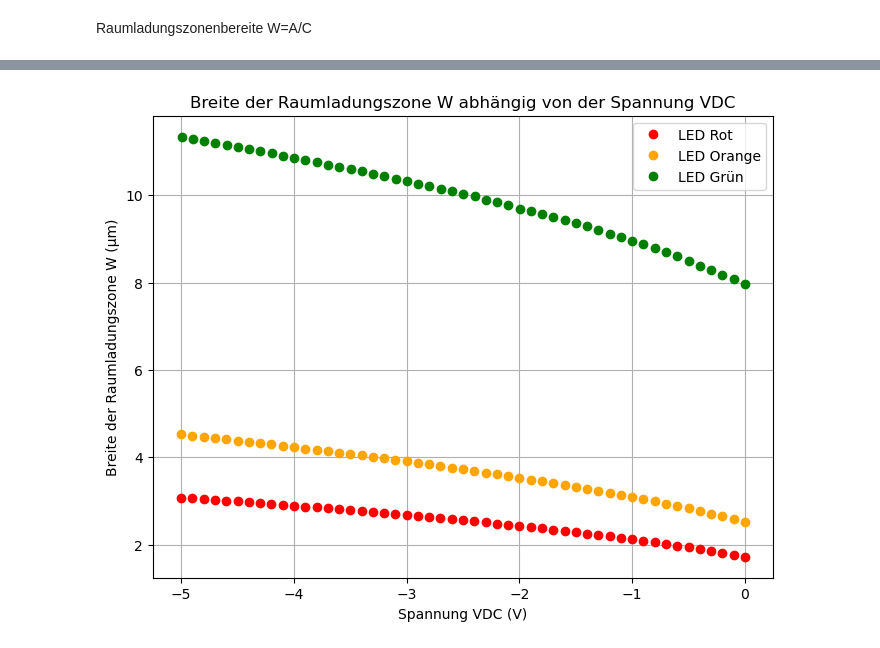
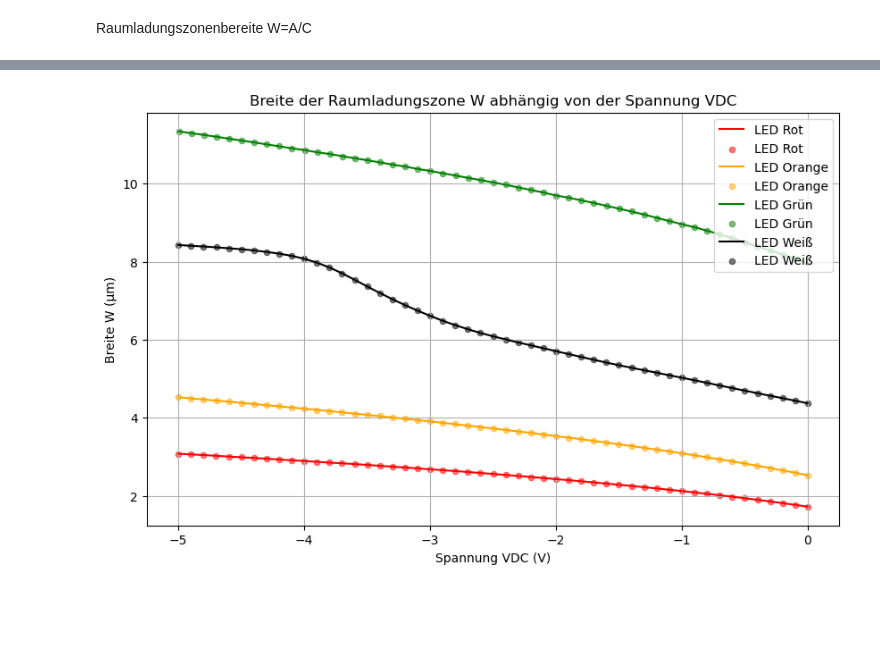
Before and after one commit to 6thKimOfTu/f13_ideas, a Jupyter notebook: cv.ipynb, the cells around one changed output, grey strips where cells are left out. Drawn from its saved outputs; the diff is of its cells as text; code cells hidden in the pictures; blank space fills up the shorter version.

```diff
--- a/cv.ipynb
+++ b/cv.ipynb
@@ -49,7 +49,7 @@ for datei in dateien:
     fit_line = a * daten['VDC'] + b
 
         # Zeichne die Fit-Linie
-    plt.plot(daten['VDC'], fit_line, label=f"Fit: {info[datei]['label']}", color=info[datei]['color'], linestyle='--')
+    plt.plot(daten['VDC'], fit_line, label=f"Fit: {info[datei]['label']}", color=info[datei]['farbe'], linestyle='--')
 
         # Ausgabe der Fit-Parameter
     print(f"Fit für {info[datei]['label']}: a = {a:.4f}, b = {b:.4e}")
@@ -62,6 +62,4 @@ plt.ylabel('1/C² (1/F²)')
 plt.legend()
 plt.grid(True)
 plt.show()
-
-print.
 # %% [output]
@@ -133,53 +135,73 @@ Raumladungszonenbereite W=A/C
 # %%
 import pandas as pd
 import matplotlib.pyplot as plt
+import numpy as np
 import os
 
-ordner_pfad = '/Users/naebaekhap/FP_Protokoll_Kim/FP_Messdaten/F13/Messdaten/3.Aufgabe'
-# Konstanten definieren
+# Konstanten
+e = 1.602e-19  # Elementarladung in Coulomb
 permittivity = {
     'GaAs': 13.1 * 8.854e-12,  # Permittivität von GaAs in F/m
     'GaN': 8.9 * 8.854e-12    # Permittivität von GaN in F/m
 }
 
-# Flächen in Quadratmeter umrechnen (von Quadratmikrometern)
+# Flächen in Quadratmeter umrechnen
 areas = {
-    'CV_rot.csv': 921600 * 1e-12,  # umgerechnet in m^2
+    'CV_rot.csv': 921600 * 1e-12,
     'CV_orange.csv': 1000000 * 1e-12,
-    'CV_gruen.csv': 2250000 * 1e-12
+    'CV_gruen.csv': 2250000 * 1e-12,
+    'CV_weiss.csv': 2250000 * 1e-12
 }
 
-# Materialtyp und Farbe für jede LED zuordnen
-material_color_map = {
-    'CV_rot.csv': {'material': 'GaAs', 'color': 'red', 'label': 'LED Rot'},
-    'CV_orange.csv': {'material': 'GaAs', 'color': 'orange', 'label': 'LED Orange'},
-    'CV_gruen.csv': {'material': 'GaN', 'color': 'green', 'label': 'LED Grün'}
+# Materialzuordnung
+material_map = {
+    'CV_rot.csv': 'GaAs',
+    'CV_orange.csv': 'GaAs',
+    'CV_gruen.csv': 'GaN',
+    'CV_weiss.csv': 'GaN'
 }
 
-# Liste alle CSV-Dateien im Ordner
+ordner_pfad = '/Users/naebaekhap/FP_Protokoll_Kim/FP_Messdaten/F13/Messdaten/3.Aufgabe'
 dateien = [f for f in os.listdir(ordner_pfad) if f.endswith('.csv')]
 
-plt.figure(figsize=(8, 6))  # Erstelle eine Figure für die Plots
+plt.figure(figsize=(10, 6))
+
+# Zuordnung von Dateinamen zu Farben und Labels
+info = {
+    'CV_rot.csv': {'farbe': 'red', 'label': 'LED Rot'},
+    'CV_orange.csv': {'farbe': 'orange', 'label': 'LED Orange'},
+    'CV_gruen.csv': {'farbe': 'green', 'label': 'LED Grün'},
+    'CV_weiss.csv': {'farbe': 'black', 'label': 'LED Weiß'}
+}
+
+results = []
 
 for datei in dateien:
-    if datei in material_color_map:  # Überprüfe, ob die Datei im Dictionary definiert ist
+    if datei in info:
         voller_pfad = os.path.join(ordner_pfad, datei)
         daten = pd.read_csv(voller_pfad, delimiter='\t', skiprows=2, header=None)
         daten.columns = ['Frequency', 'Capacitance', 'Resistance', 'VAC', 'IAC', 'VDC', 'IDC', 'Time', 'Impedance', 'Temperature']
+        daten['W'] = (permittivity[material_map[datei]] * areas[datei] / daten['Capacitance']) * 1e6  # W in Mikrometern
 
-        # Berechne W in Mikrometern
-        material_info = material_color_map[datei]
-        epsilon = permittivity[material_info['material']]
-        area = areas[datei]  # Fläche der jeweiligen LED
-        daten['W (um)'] = (epsilon * area / daten['Capacitance']) * 1e6  # W in Mikrometern
+        # Plot
+        plt.plot(daten['VDC'], daten['W'], color=info[datei]['farbe'], label=info[datei]['label'])
+        plt.scatter(daten['VDC'], daten['W'], color=info[datei]['farbe'], alpha=0.5, s=20, label=info[datei]['label'])
 
-        # Plotte die Daten
-        plt.plot(daten['VDC'], daten['W (um)'], label=material_info['label'], marker='o', linestyle='', color=material_info['color'])
+        # Ergebnisse sammeln
+        for index, row in daten.iterrows():
+            results.append({'LED': info[datei]['label'], 'Spannung VDC': row['VDC'], 'Breite W (µm)': row['W']})
+
+# Ergebnisse in einem DataFrame speichern
+results_df = pd.DataFrame(results)
+print(results_df)
 
 plt.title('Breite der Raumladungszone W abhängig von der Spannung VDC')
 plt.xlabel('Spannung VDC (V)')
-plt.ylabel('Breite der Raumladungszone W (µm)')
+plt.ylabel('Breite W (µm)')
 plt.legend()
 plt.grid(True)
 plt.show()
+
+# Optional: Ergebnisse als CSV speichern
+#results_df.to_csv('Raumladungszonen_Breite_Ergebnisse.csv', index=False)
 # %% [output]
@@ -186 +222 @@ plt.show()
-[figure, old version]
+[figure, new version]
```
Also changed, not shown: parts of 4 cells of this notebook, 1 other file.
